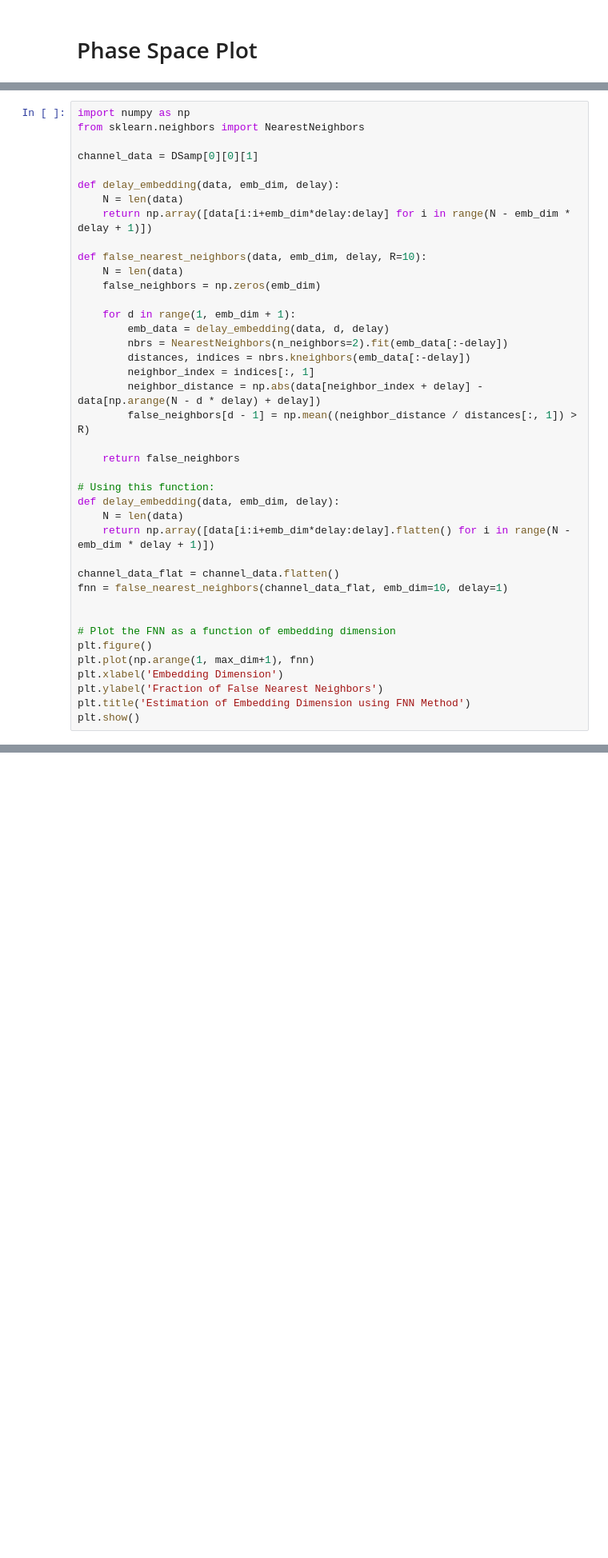
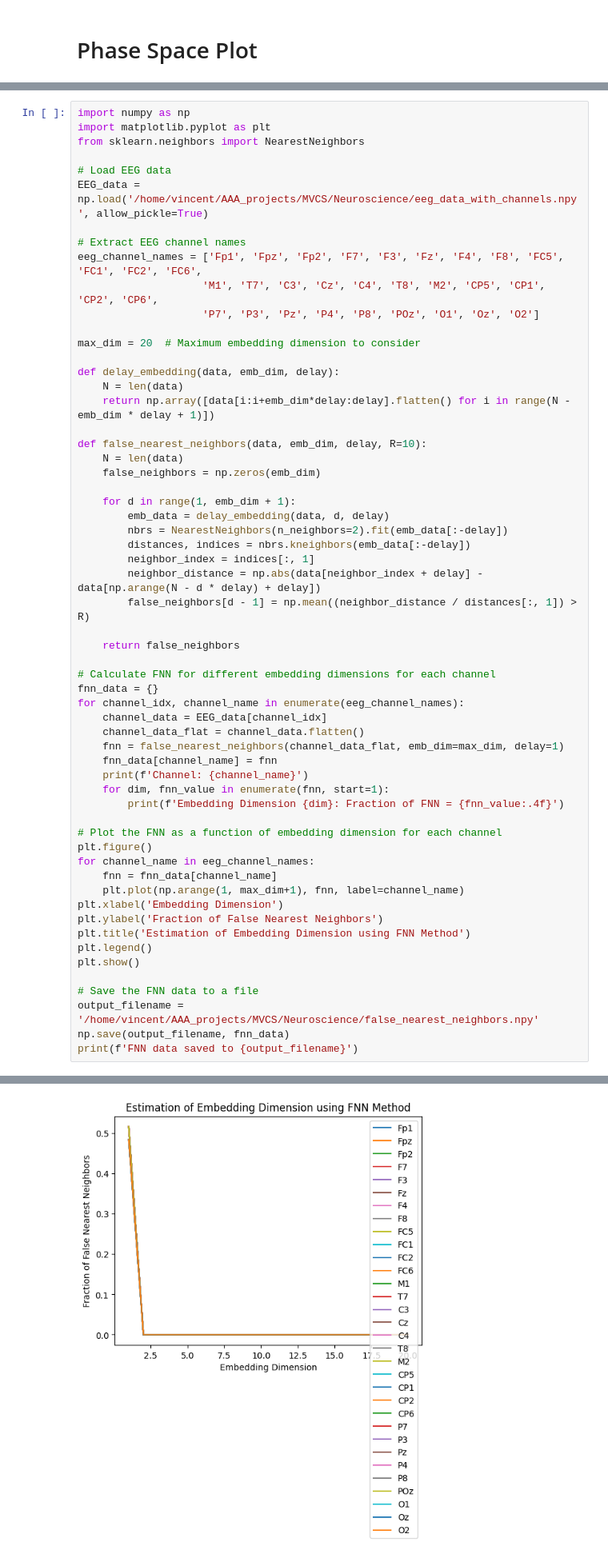
Before and after one commit to Metaverse-Crowdsource/Complete-Neural-Signal-Analysis, a Jupyter notebook: Phase Space Plot.ipynb, the cells around one changed output, grey strips where cells are left out. Shown at 80% size. Cells and saved outputs as stored; diff of their text form; blank space fills up the shorter version.

Commit message:
finished spectral entropy, finished bifurcation analysis, finished phase space plotting

```diff
--- a/Phase Space Plot.ipynb
+++ b/Phase Space Plot.ipynb
@@ -96,12 +42,21 @@ print(triggers, EEGdata, label, stim_data)
 # %%
 import numpy as np
+import matplotlib.pyplot as plt
 from sklearn.neighbors import NearestNeighbors
 
-channel_data = DSamp[0][0][1]
+# Load EEG data
+EEG_data = np.load('/home/vincent/AAA_projects/MVCS/Neuroscience/eeg_data_with_channels.npy', allow_pickle=True)
+
+# Extract EEG channel names
+eeg_channel_names = ['Fp1', 'Fpz', 'Fp2', 'F7', 'F3', 'Fz', 'F4', 'F8', 'FC5', 'FC1', 'FC2', 'FC6',
+                    'M1', 'T7', 'C3', 'Cz', 'C4', 'T8', 'M2', 'CP5', 'CP1', 'CP2', 'CP6',
+                    'P7', 'P3', 'Pz', 'P4', 'P8', 'POz', 'O1', 'Oz', 'O2']
+
+max_dim = 20  # Maximum embedding dimension to consider
 
 def delay_embedding(data, emb_dim, delay):
     N = len(data)
-    return np.array([data[i:i+emb_dim*delay:delay] for i in range(N - emb_dim * delay + 1)])
+    return np.array([data[i:i+emb_dim*delay:delay].flatten() for i in range(N - emb_dim * delay + 1)])
 
 def false_nearest_neighbors(data, emb_dim, delay, R=10):
     N = len(data)
@@ -117,19 +72,30 @@ def false_nearest_neighbors(data, emb_dim, delay, R=10):
 
     return false_neighbors
 
-# Using this function:
-def delay_embedding(data, emb_dim, delay):
-    N = len(data)
-    return np.array([data[i:i+emb_dim*delay:delay].flatten() for i in range(N - emb_dim * delay + 1)])
+# Calculate FNN for different embedding dimensions for each channel
+fnn_data = {}
+for channel_idx, channel_name in enumerate(eeg_channel_names):
+    channel_data = EEG_data[channel_idx]
+    channel_data_flat = channel_data.flatten()
+    fnn = false_nearest_neighbors(channel_data_flat, emb_dim=max_dim, delay=1)
+    fnn_data[channel_name] = fnn
+    print(f'Channel: {channel_name}')
+    for dim, fnn_value in enumerate(fnn, start=1):
+        print(f'Embedding Dimension {dim}: Fraction of FNN = {fnn_value:.4f}')
 
-channel_data_flat = channel_data.flatten()
-fnn = false_nearest_neighbors(channel_data_flat, emb_dim=10, delay=1)
-
-
-# Plot the FNN as a function of embedding dimension
+# Plot the FNN as a function of embedding dimension for each channel
 plt.figure()
-plt.plot(np.arange(1, max_dim+1), fnn)
+for channel_name in eeg_channel_names:
+    fnn = fnn_data[channel_name]
+    plt.plot(np.arange(1, max_dim+1), fnn, label=channel_name)
 plt.xlabel('Embedding Dimension')
 plt.ylabel('Fraction of False Nearest Neighbors')
 plt.title('Estimation of Embedding Dimension using FNN Method')
+plt.legend()
 plt.show()
+
+# Save the FNN data to a file
+output_filename = '/home/vincent/AAA_projects/MVCS/Neuroscience/false_nearest_neighbors.npy'
+np.save(output_filename, fnn_data)
+print(f'FNN data saved to {output_filename}')
+# %% [output]
@@ -135,0 +119 @@ plt.show()
+[figure, added]
```
Also changed, not shown: parts of 10 cells of this notebook, 3 other files.
